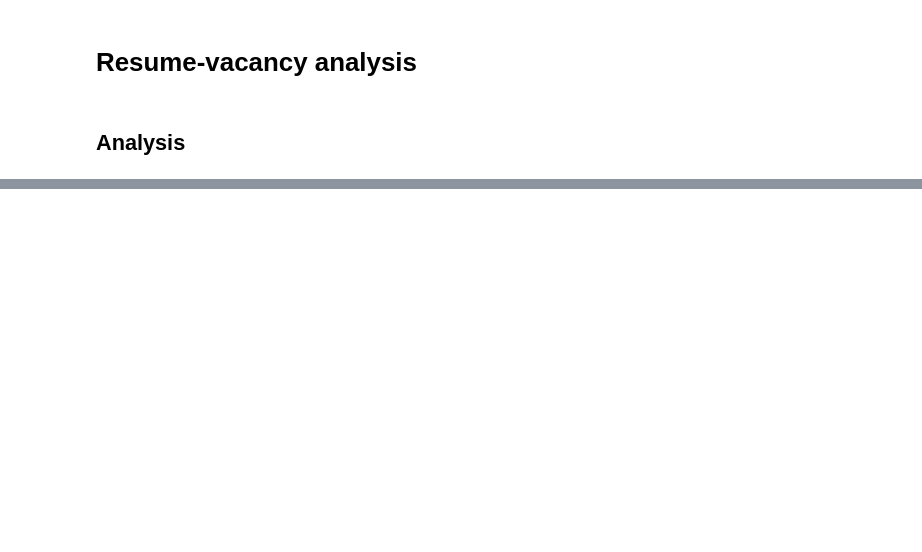
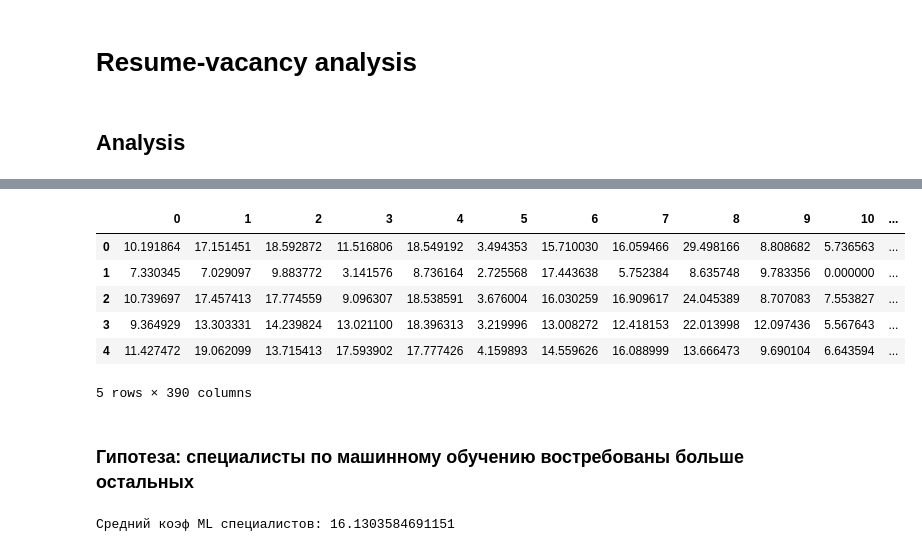
Before and after one commit to santievich/resume_vacancy, a Jupyter notebook: resume_to_vacancy.ipynb, the cells around one changed output, grey strips where cells are left out. Saved outputs shown, nothing was run; the diff lists cells and outputs as text; code cells hidden in the pictures; blank space fills up the shorter version.

```diff
--- a/resume_to_vacancy.ipynb
+++ b/resume_to_vacancy.ipynb
@@ -46,0 +61,3 @@ resume
+# %%
+for i in range(len(res_values)):
+  res_values[i][1] = 1 - res_values[i][1]['neutral']
@@ -47 +77,20 @@ resume
+# %%
+def index(textcv, textjd):
+  '''
+  Resume to vacancy score
+  '''
+
+  documents = [textjd, textcv]
+  count_vectorizer = CountVectorizer()
+  sparse_matrix = count_vectorizer.fit_transform(documents)
+  doc_term_matrix = sparse_matrix.todense()
+  df = pd.DataFrame(doc_term_matrix,
+              columns=count_vectorizer.get_feature_names(),
+              index=['textjd', 'textcv'])
+  answer = cosine_similarity(df, df)
+  answer = pd.DataFrame(answer)
+  answer = answer.iloc[[1],[0]].values[0]
+  answer = round(float(answer),4)*100
+
+  return answer
 # %%
@@ -67,0 +115,16 @@ best_res
+# %%
+def all_resumes_to_vacancies(emo_weight):
+  '''
+  Function that creates dataframe with resume scores to all vacancies
+  '''
+  scores = []
+  for i in range(len(res_list)):
+    resume = re.sub(r"[,\'{}\\\[\]]", "", str(data[i])).replace('xa0',' ')
+    indexes_temp = []
+    for k in range(len(vacs[:20])):
+      vac = vacs[k]
+      index_temp = index(resume, vac)*(emo_weight*(1+res_values[k][1]))
+      indexes_temp.append(index_temp)
+    scores.append(indexes_temp)
+
+  return pd.DataFrame(scores)
@@ -67,0 +149,12 @@ best_res
+# %%
+df = all_resumes_to_vacancies(1.125)
+df = df.transpose()
+df.head()
+# %% [output]
+|  | 0 | 1 | 2 | 3 | 4 | 5 | 6 | 7 | 8 | 9 | 10 | ... |
+| 0 | 10.191864 | 17.151451 | 18.592872 | 11.516806 | 18.549192 | 3.494353 | 15.710030 | 16.059466 | 29.498166 | 8.808682 | 5.736563 | ... |
+| 1 | 7.330345 | 7.029097 | 9.883772 | 3.141576 | 8.736164 | 2.725568 | 17.443638 | 5.752384 | 8.635748 | 9.783356 | 0.000000 | ... |
+| 2 | 10.739697 | 17.457413 | 17.774559 | 9.096307 | 18.538591 | 3.676004 | 16.030259 | 16.909617 | 24.045389 | 8.707083 | 7.553827 | ... |
+| 3 | 9.364929 | 13.303331 | 14.239824 | 13.021100 | 18.396313 | 3.219996 | 13.008272 | 12.418153 | 22.013998 | 12.097436 | 5.567643 | ... |
+| 4 | 11.427472 | 19.062099 | 13.715413 | 17.593902 | 17.777426 | 4.159893 | 14.559626 | 16.088999 | 13.666473 | 9.690104 | 6.643594 | ... |
+5 rows × 390 columns
@@ -67,0 +163,2 @@ best_res
+# %% [markdown]
+### Гипотеза: специалисты по машинному обучению востребованы больше остальных
@@ -67,0 +180,4 @@ best_res
+# %%
+print('Средний коэф ML специалистов:', sum(ml_score)/len(ml_score))
+# %% [output]
+Средний коэф ML специалистов: 16.1303584691151
```
Also changed, not shown: parts of 37 cells of this notebook, 1 other file.
